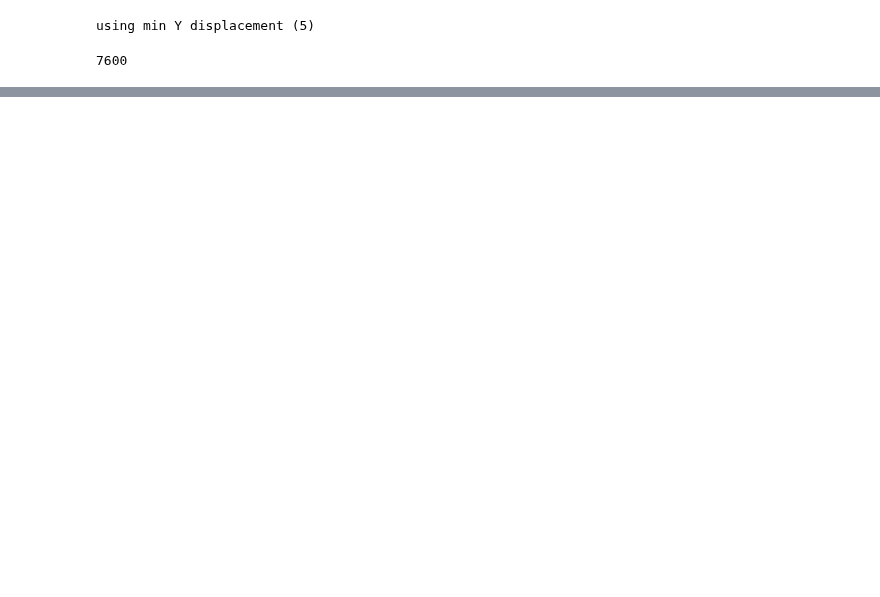
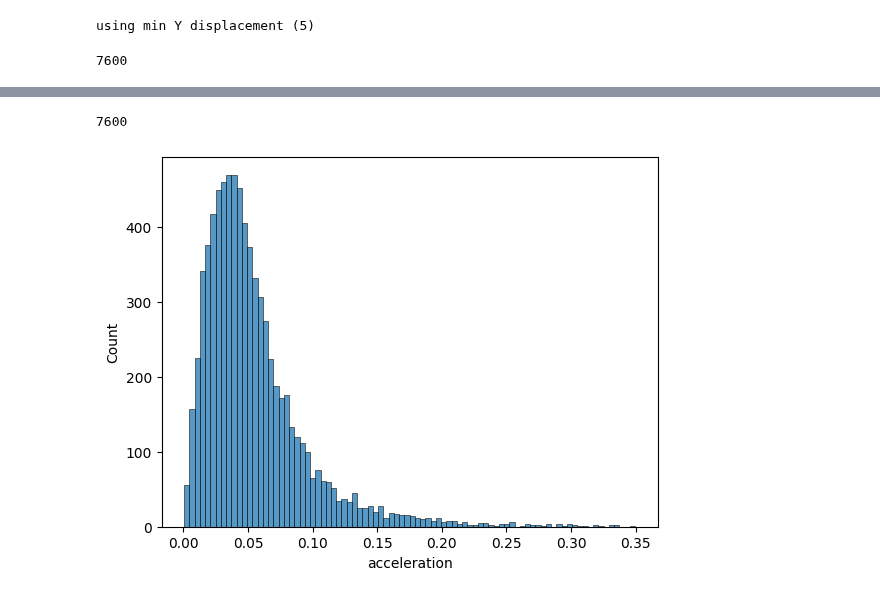
Before and after one commit to BUET-AV/behavior-hypotheses, a Jupyter notebook: src/notebooks/Behavior_Hypo_heatmap.ipynb, the cells around one changed output, grey strips where cells are left out. Cells and saved outputs as stored; diff of their text form; code cells hidden in the pictures; blank space fills up the shorter version.

```diff
--- a/src/notebooks/Behavior_Hypo_heatmap.ipynb
+++ b/src/notebooks/Behavior_Hypo_heatmap.ipynb
@@ -93,3 +101,18 @@ len(cleanPedDf)
 # %% [output]
 using min Y displacement (5)
 7600
+# %%
+cleanPedDf_copy = cleanPedDf.copy()
+# cleanPedDf_copy.head(10)
+
+def assign_category(speed):
+    if speed < 0.4:
+        # print("A")
+        return 1
+    elif (speed >= 0.4) & (speed < 2*0.4):
+        return 2
+    else:
+        return 3
+
+cleanPedDf_copy["Bucket"] = cleanPedDf_copy["speed"].apply(assign_category)
+cleanPedDf_copy.head(10)
@@ -178,3 +241,9 @@ plt.ylabel('Acceleration ($\mathregular{m/s^{2}}$)')
 plt.grid()
 # plt.savefig("MidAccelerationVsCrossedRoadWidth.png",bbox_inches="tight")
 plt.show()
+# %%
+sns.histplot(cleanPedDf_copy["acceleration"])
+len(cleanPedDf_copy)
+# %% [output]
+7600
+[figure, added]
```
Also changed, not shown: parts of 14 cells of this notebook, 3 other files.
